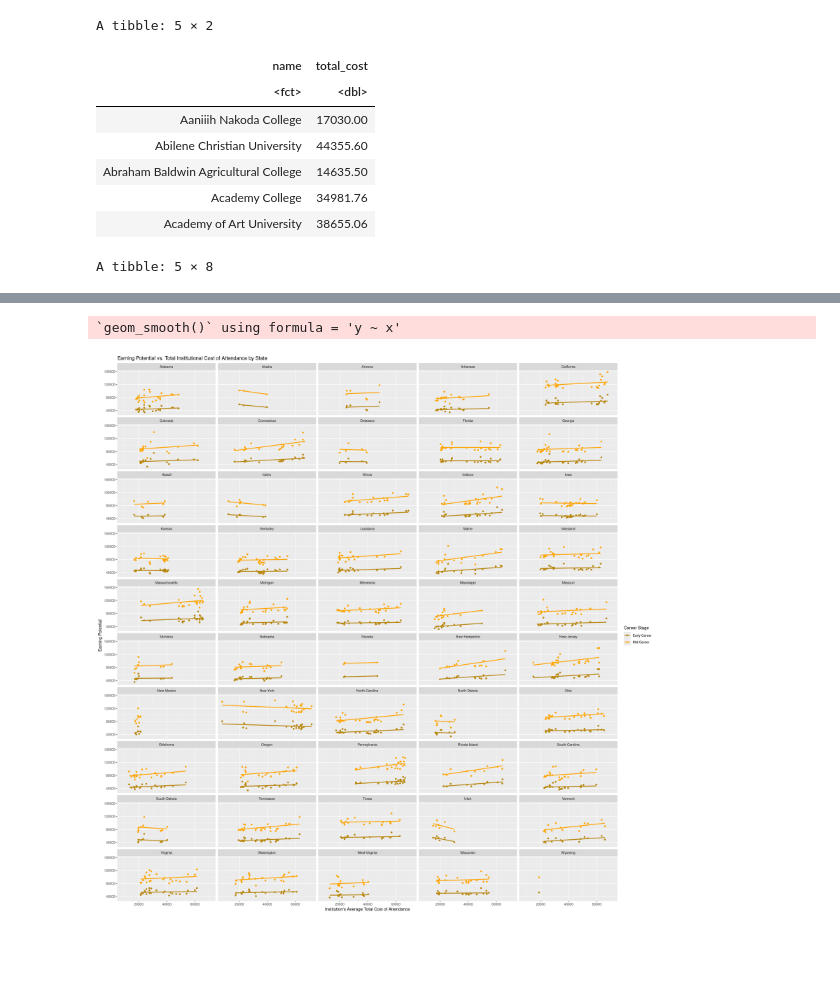
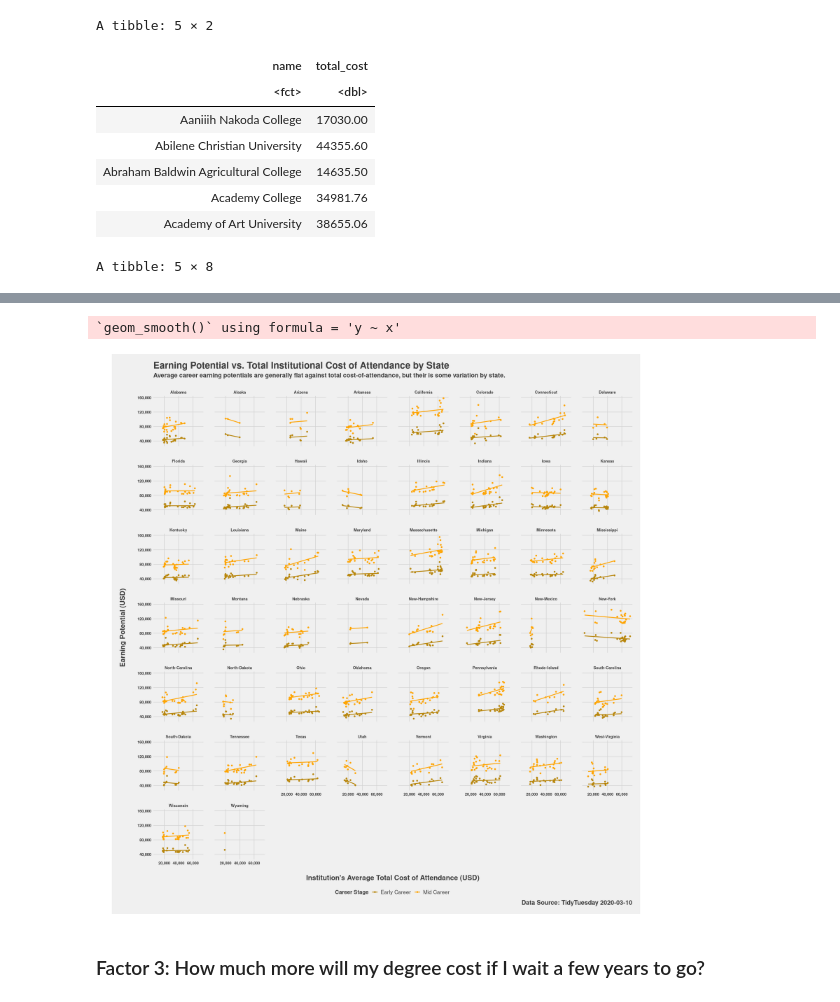
Before and after one commit to meucciilunga/biostat777-intro-meucci-ilunga, a Jupyter notebook: example_analysis.ipynb, the cells around one changed output, grey strips where cells are left out. Drawn from its saved outputs; the diff is of its cells as text; code cells hidden in the pictures; blank space fills up the shorter version.

```diff
--- a/example_analysis.ipynb
+++ b/example_analysis.ipynb
@@ -126,7 +199,7 @@ avg_total_cost_by_institution <- tuition_income %>%
     dplyr::select(name, total_price) %>%
     dplyr::group_by(name) %>%
     dplyr::summarise(total_cost = mean(total_price))
-head(total_cost, n = 5)
+head(avg_total_cost_by_institution, n = 5)
 
 salary_by_coa <- salary_potential %>%
     dplyr::mutate_if(is.character, as.factor) %>%
@@ -134,43 +207,75 @@ salary_by_coa <- salary_potential %>%
     dplyr::left_join(avg_total_cost_by_institution, by = "name") %>%
     dplyr::filter(!is.na(total_cost)) %>%
     dplyr::rename(total_cost_of_attendance = total_cost) %>%
-    pivot_longer(cols = c(early_career_pay, mid_career_pay),
+    tidyr::pivot_longer(cols = c(early_career_pay, mid_career_pay),
                names_to = "career_stage",
                values_to = "avg_salary")
 head(salary_by_coa, n = 5)
 
 ggplot(salary_by_coa, aes(x = total_cost_of_attendance, y = avg_salary, color = career_stage)) +
+
   geom_point() +
+
   geom_smooth(method = "lm", se = FALSE) +
-  facet_wrap(~ state_name, nrow = 10) +
+
+  facet_wrap(~ state_name) +
     labs(
     title = "Earning Potential vs. Total Institutional Cost of Attendance by State",
-    x = "Institution's Average Total Cost of Attendance",
-    y = "Earning Potential",
-    color = "Career Stage"
+    subtitle = "Average career earning potentials are generally flat against total cost-of-attendance, but their is some variation by state.",
+    x = "Institution's Average Total Cost of Attendance (USD)",
+    y = "Earning Potential (USD)",
+    color = "Career Stage",
+    caption = "Data Source: TidyTuesday 2020-03-10"
   ) +
+
   scale_color_manual(
     values = c("early_career_pay" = "darkgoldenrod", "mid_career_pay" = "orange"),
     labels = c("early_career_pay" = "Early Career", "mid_career_pay" = "Mid Career")
-  )
+  ) +
+
+  scale_y_continuous(labels = comma)  + # Add commas to y-axis
+  scale_x_continuous(labels = comma)  + # Add commas to x-axis
+
+  # Use basic theme
+  theme_fivethirtyeight() +
+
+  # Stylize plot titles
+  theme(
+      axis.title.x = element_text(margin = margin(t = 25), size = 18, face = "bold"),
+      axis.title.y = element_text(margin = margin(r = 25), size = 18, face = "bold"),
+      plot.subtitle = element_text(size = 16, margin=margin(b=24), face = "bold"),
+      plot.title = element_text(size = 24, face = "bold"),
+      plot.caption = element_text(size = 16, face = "bold"),
+      axis.text.x = element_text(face = "bold", size = 10),
+      axis.text.y = element_text(face = "bold", size = 10),
+      strip.text = element_text(face = "bold", size = 10),    # Bold city names in facets
+      legend.title = element_text(size = 14, face = "bold"),  # Change legend title size and style
+      legend.text = element_text(size = 14),                  # Change legend text size
+      plot.margin = margin(t = 20, r = 20, b = 20, l = 20),   # Add margin around the plot
+      panel.spacing = unit(2, "lines"),                        # Add vertical spacing between facets
+      aspect.ratio = 1  # Make each facet a square
+  )  +
+  coord_fixed(ratio = 1)  # Set overall plot to 1:1 square ratio
 # %% [output]
 A tibble: 5 × 2
 | name | total_cost |
 | <fct> | <dbl> |
 | Aaniiih Nakoda College | 17030.00 |
 | Abilene Christian University | 44355.60 |
 | Abraham Baldwin Agricultural College | 14635.50 |
 | Academy College | 34981.76 |
 | Academy of Art University | 38655.06 |
 A tibble: 5 × 8
 | rank | name | state_name | make_world_better_percent | stem_percent | total_cost_of_attendance | career_stage | ... |
 | <dbl> | <fct> | <fct> | <dbl> | <dbl> | <dbl> | <chr> | ... |
 | 1 | Auburn University | Alabama | 51 | 31 | 27562.35 | early_career_pay | ... |
 | 1 | Auburn University | Alabama | 51 | 31 | 27562.35 | mid_career_pay | ... |
 | 2 | University of Alabama in Huntsville | Alabama | 59 | 45 | 23821.65 | early_career_pay | ... |
 | 2 | University of Alabama in Huntsville | Alabama | 59 | 45 | 23821.65 | mid_career_pay | ... |
 | 3 | The University of Alabama | Alabama | 50 | 15 | 27926.07 | early_career_pay | ... |
 `geom_smooth()` using formula = 'y ~ x'
-[figure, old version]
+[figure, new version]
+# %% [markdown]
+### Factor 3: How much more will my degree cost if I wait a few years to go?
 # %%
 # PLOT 3
```
Also changed, not shown: parts of 10 cells of this notebook, 30 other files.
